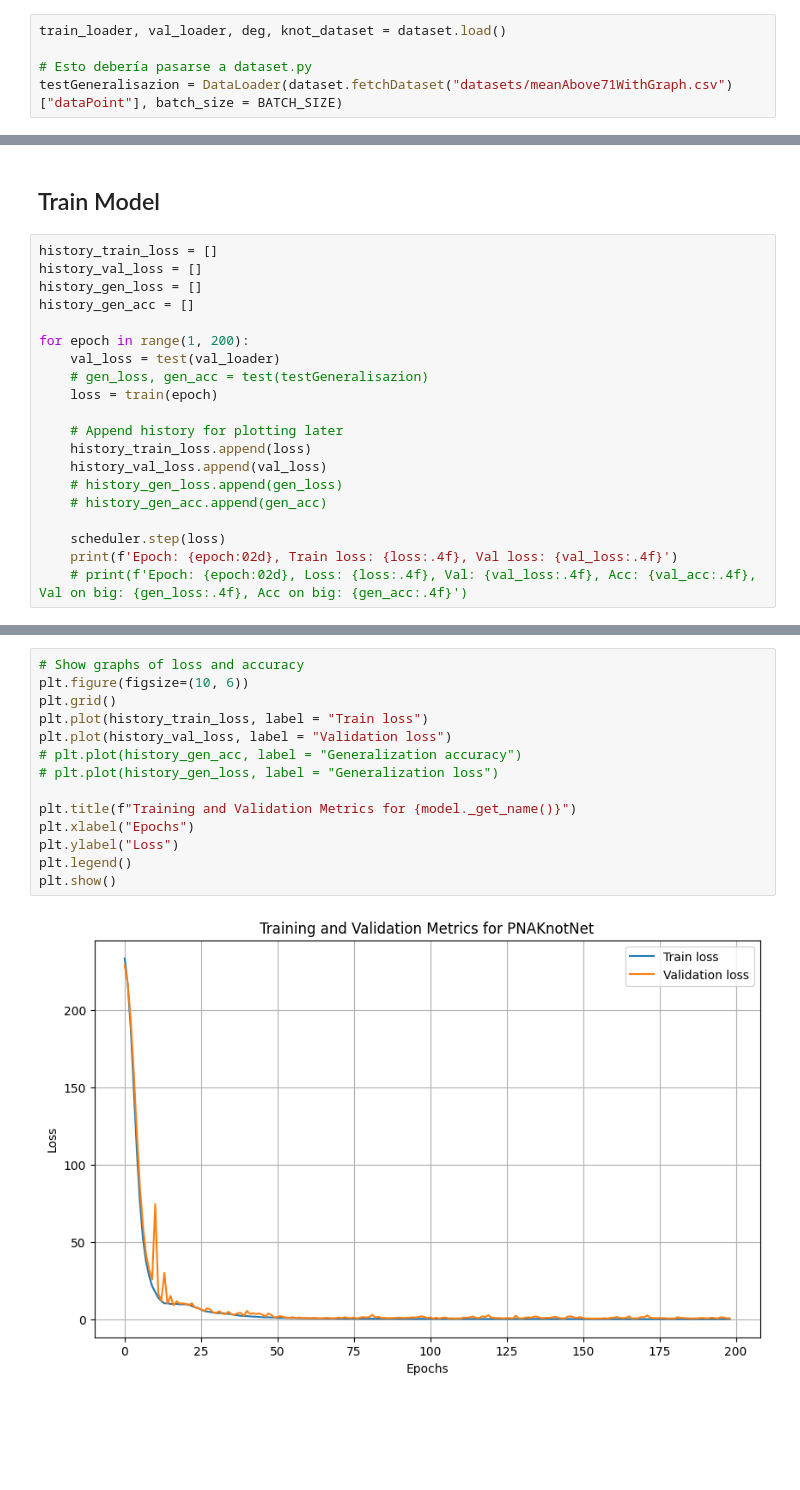
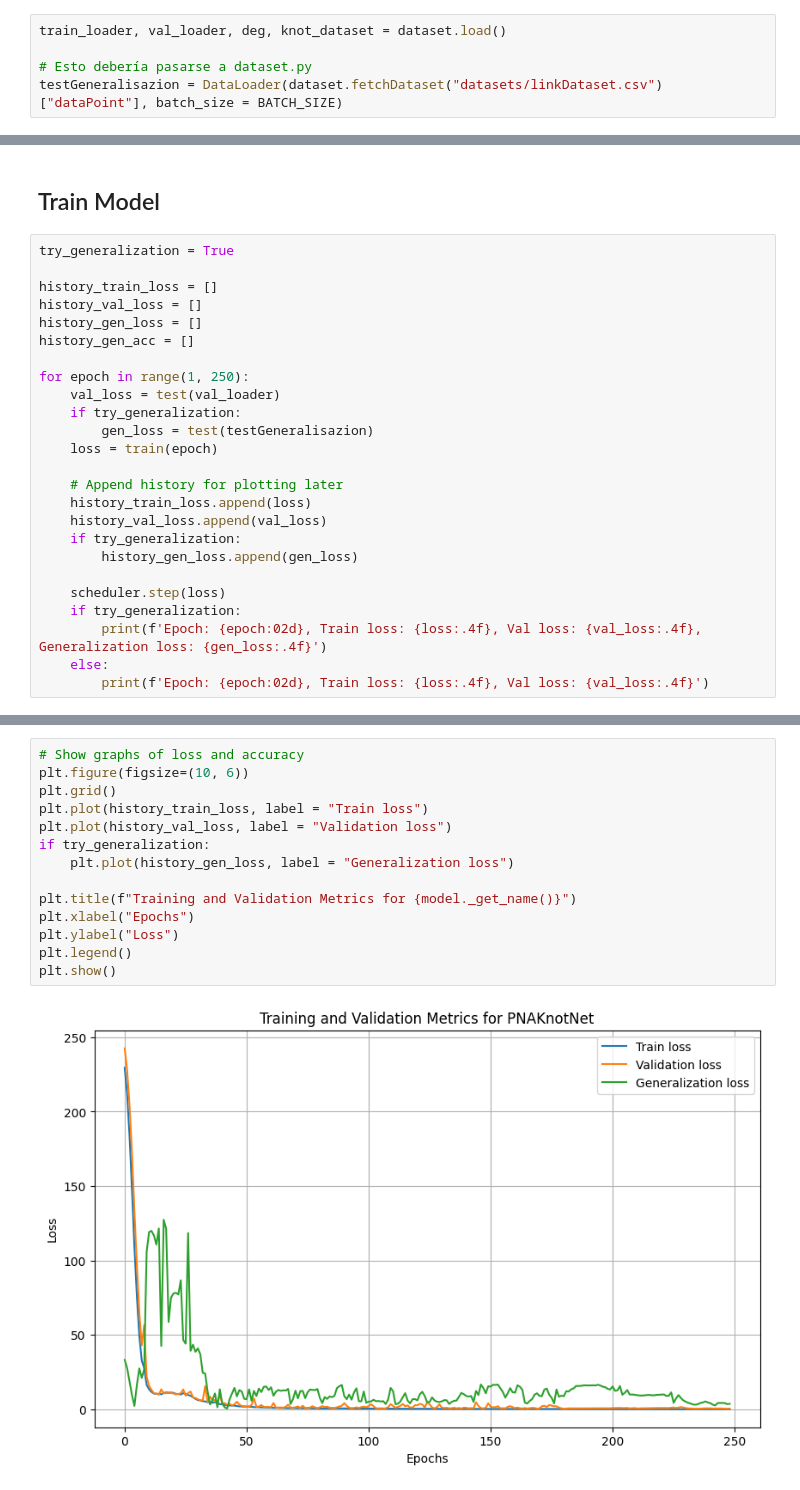
Before and after one commit to alejandroucanpuc/geometricDeepLearningKnotData, a Jupyter notebook: gnn-juanjo/main_volume.ipynb, the cells around one changed output, grey strips where cells are left out. Saved outputs shown, nothing was run; the diff lists cells and outputs as text; blank space fills up the shorter version.

Commit message:
Generalized algorithm for links

```diff
--- a/gnn-juanjo/main_volume.ipynb
+++ b/gnn-juanjo/main_volume.ipynb
@@ -15,7 +15,7 @@ from settings import *
 train_loader, val_loader, deg, knot_dataset = dataset.load()
 
 # Esto debería pasarse a dataset.py
-testGeneralisazion = DataLoader(dataset.fetchDataset("datasets/meanAbove71WithGraph.csv")["dataPoint"], batch_size = BATCH_SIZE)
+testGeneralisazion = DataLoader(dataset.fetchDataset("datasets/linkDataset.csv")["dataPoint"], batch_size = BATCH_SIZE)
 # %% [output]
 Dataset consists of  2381 train samples and  596 test samples
 max_degree: 11
@@ -96,23 +96,28 @@ def test(loader):
 # %% [markdown]
 ## Train Model
 # %%
+try_generalization = True
+
 history_train_loss = []
 history_val_loss = []
 history_gen_loss = []
 history_gen_acc = []
 
-for epoch in range(1, 200):
+for epoch in range(1, 250):
     val_loss = test(val_loader)
-    # gen_loss, gen_acc = test(testGeneralisazion)
+    if try_generalization:
+        gen_loss = test(testGeneralisazion)
     loss = train(epoch)
 
     # Append history for plotting later
     history_train_loss.append(loss)
     history_val_loss.append(val_loss)
-    # history_gen_loss.append(gen_loss)
-    # history_gen_acc.append(gen_acc)
+    if try_generalization:
+        history_gen_loss.append(gen_loss)
 
     scheduler.step(loss)
-    print(f'Epoch: {epoch:02d}, Train loss: {loss:.4f}, Val loss: {val_loss:.4f}')
-    # print(f'Epoch: {epoch:02d}, Loss: {loss:.4f}, Val: {val_loss:.4f}, Acc: {val_acc:.4f}, Val on big: {gen_loss:.4f}, Acc on big: {gen_acc:.4f}')
+    if try_generalization:
+        print(f'Epoch: {epoch:02d}, Train loss: {loss:.4f}, Val loss: {val_loss:.4f}, Generalization loss: {gen_loss:.4f}')
+    else:
+        print(f'Epoch: {epoch:02d}, Train loss: {loss:.4f}, Val loss: {val_loss:.4f}')
 # %% [output]
@@ -136,16 +141,16 @@ Epoch: 199, Train loss: 0.2695, Val loss: 0.8408
 # %%
 # Show graphs of loss and accuracy
 plt.figure(figsize=(10, 6))
 plt.grid()
 plt.plot(history_train_loss, label = "Train loss")
 plt.plot(history_val_loss, label = "Validation loss")
-# plt.plot(history_gen_acc, label = "Generalization accuracy")
-# plt.plot(history_gen_loss, label = "Generalization loss")
+if try_generalization:
+    plt.plot(history_gen_loss, label = "Generalization loss")
 
 plt.title(f"Training and Validation Metrics for {model._get_name()}")
 plt.xlabel("Epochs")
 plt.ylabel("Loss")
 plt.legend()
 plt.show()
 # %% [output]
-[figure, old version]
+[figure, new version]
```
Also changed, not shown: parts of 5 cells of this notebook, 13 other files.
